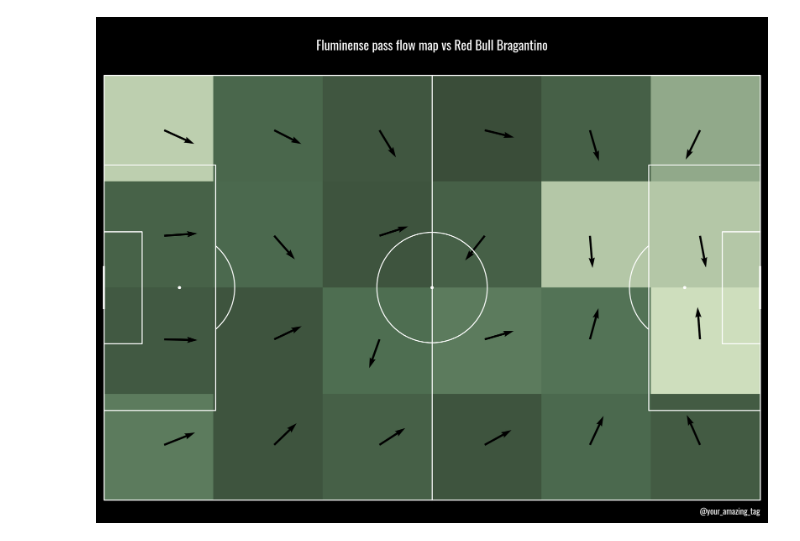
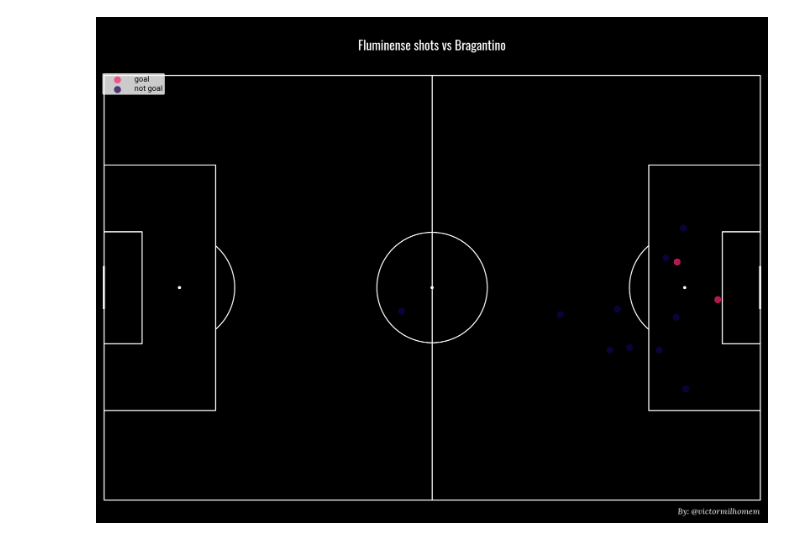
Before and after one commit to VictorMilhomem/FootballAnalysisTools, a Jupyter notebook: src/tests.ipynb, the cells around one changed output. Saved outputs shown, nothing was run; the diff lists cells and outputs as text; code cells hidden in the pictures.

Commit message:
shot map

```diff
--- a/src/tests.ipynb
+++ b/src/tests.ipynb
@@ -123,3 +34,4 @@ Index(['id', 'eventId', 'minute', 'second', 'teamId', 'x', 'y',
+# %%
+flu_shots = shots_df.loc[shots_df['teamId'] == home_team_id]
 # %%
-cano_shots = cano_shots.filter(['x', 'y','endX', 'endY','playerId','isShot', 'isGoal'])
-cano_shots
+flu_shots = flu_shots.filter(['x', 'y','endX', 'endY','playerId','isShot', 'isGoal'])
@@ -131,9 +38,2 @@ cano_shots
 # %%
-mask_goal = cano_shots['isGoal'] == True
+mask_goal = flu_shots['isGoal'] == True
-# %%
-fig, ax = plt.subplots(figsize=(13.5, 8))
-pitch = Pitch(pitch_type='opta', pitch_color='#22312b', line_color='#c7d5cc' )
-fig.set_facecolor('#22312b')
-ax.set_facecolor('#22312b')
-pitch.draw(ax=ax, constrained_layout=True, tight_layout=False)
-plt.scatter(x=cano_shots["x"], y=cano_shots["y"], s=100, alpha=.7, c='#ea6969')
@@ -205,28 +40,24 @@ mask_complete = flu_passes['outcomeType'] == 'Successful'
 # %%
-def create_passes_flow(passes_df, title, credit="By: @victormilhomem", color_palette=COLORS_PALETTE_12, custom_map=CUSTOM_CMP_1):
+def create_shots_map(shots_df, title, credit="By: @victormilhomem", color_palette=COLORS_PALETTE_13):
     pitch = Pitch(pitch_type='opta', pad_bottom=1, pad_top=1,
-                pad_left=1, pad_right=1,
-                line_zorder=2, line_color='#ffff', pitch_color=color_palette["bkg"])
+                    pad_left=1, pad_right=1,
+                    line_zorder=2, line_color='#ffff', pitch_color=color_palette["bkg"])
     fig, axs = pitch.grid(endnote_height=0.03, endnote_space=0, figheight=13.5,
-                            title_height=0.1, title_space=0, grid_height=0.86,
-                            axis=False)
-    fig.set_facecolor(color_palette["bkg"])
-    bins = (6, 4)
-    # plot the heatmap - darker colors = more passes originating from that square
-    bs_heatmap = pitch.bin_statistic(passes_df["x"], passes_df["y"], statistic='count', bins=bins)
-    hm = pitch.heatmap(bs_heatmap, ax=axs['pitch'], cmap=CUSTOM_CMP_1)
-    # plot the pass flow map with a single color ('black') and length of the arrow (5)
-    fm = pitch.flow(passes_df["x"], passes_df["y"], passes_df["endX"], passes_df["endY"],
-                    color='black', arrow_type='same',
-                    arrow_length=5, bins=bins, ax=axs['pitch'])
+                                title_height=0.1, title_space=0, grid_height=0.86,
+                                axis=False)
+    mask_goal = shots_df['isGoal'] == True
+    fig.set_facecolor(color_palette['bkg'])
+    axs["pitch"].scatter(x=shots_df[mask_goal]["x"], y=shots_df[mask_goal]["y"], s=150, alpha=.7, c=color_palette["color3"], label="goal")
+    axs["pitch"].scatter(x=shots_df[~mask_goal]["x"], y=shots_df[~mask_goal]["y"], s=150, alpha=.7, c=color_palette["color1"], label="not goal")
+    legend = axs['pitch'].legend(facecolor='#ffff', handlelength=5, edgecolor='None',
+                                    prop=FONT_ROBOTO, loc='upper left')
+    for text in legend.get_texts():
+        text.set_fontsize(15)
+    axs['title'].text(0.5, 0.5, title,
+                        fontsize=25, fontproperties=FONT_OSWALD, va='center', ha='center', color="#ffff")
+    axs['endnote'].text(1, 0.5, credit,
+                        fontsize=16, fontproperties=FONT_LORA_ITALIC, va='center', ha='right', color="#ffff")
 
-    # title / endnote
-    font = FONT_OSWALD  # default is loading robotto font from google fonts
-    axs['title'].text(0.5, 0.5, title,
-                    fontsize=25, fontproperties=font, va='center', ha='center', color="#ffff")
-    axs['endnote'].text(1, 0.5, credit,
-                        fontsize=16, fontproperties=font, va='center', ha='right', color="#ffff")
-
-    plt.show()  # If you are using a Jupyter notebook you do not need this line
+create_shots_map(flu_shots, "Fluminense shots vs Bragantino")
 # %% [output]
-[figure, old version]
+[figure, new version]
```
Also changed, not shown: parts of 20 cells of this notebook, 1 other file.
